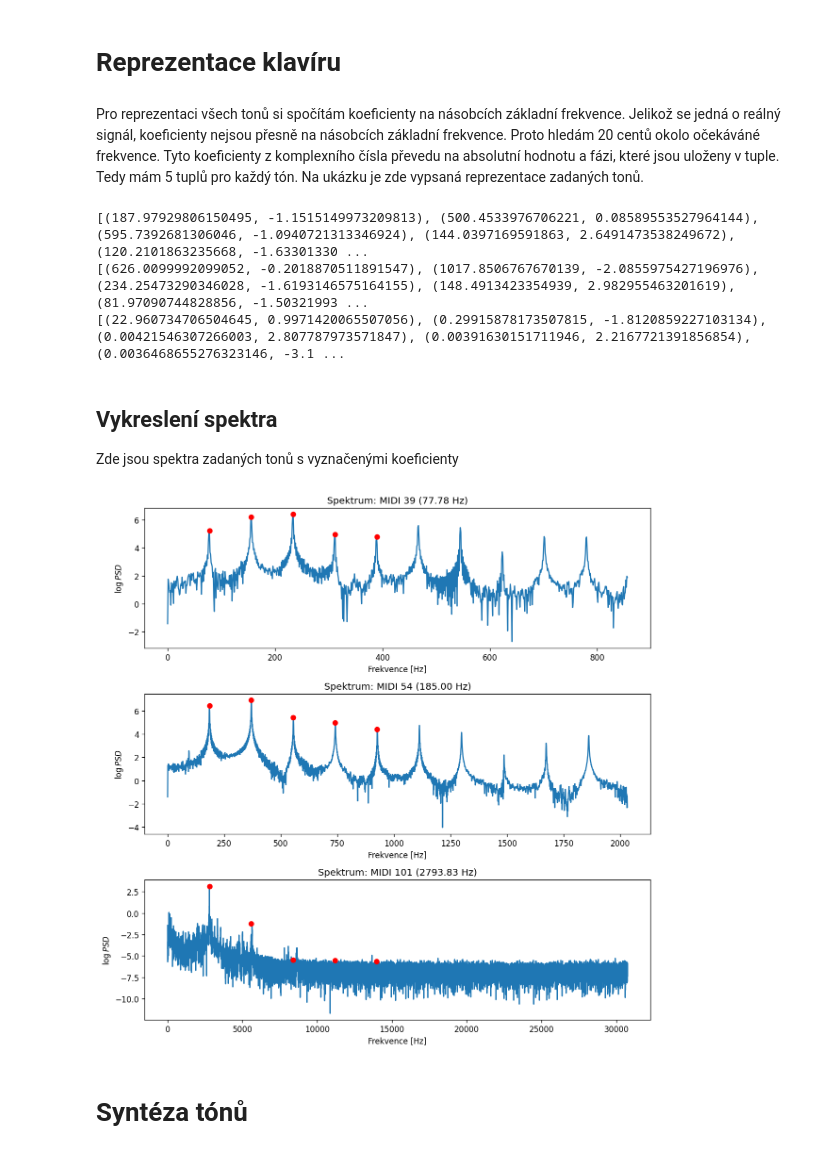
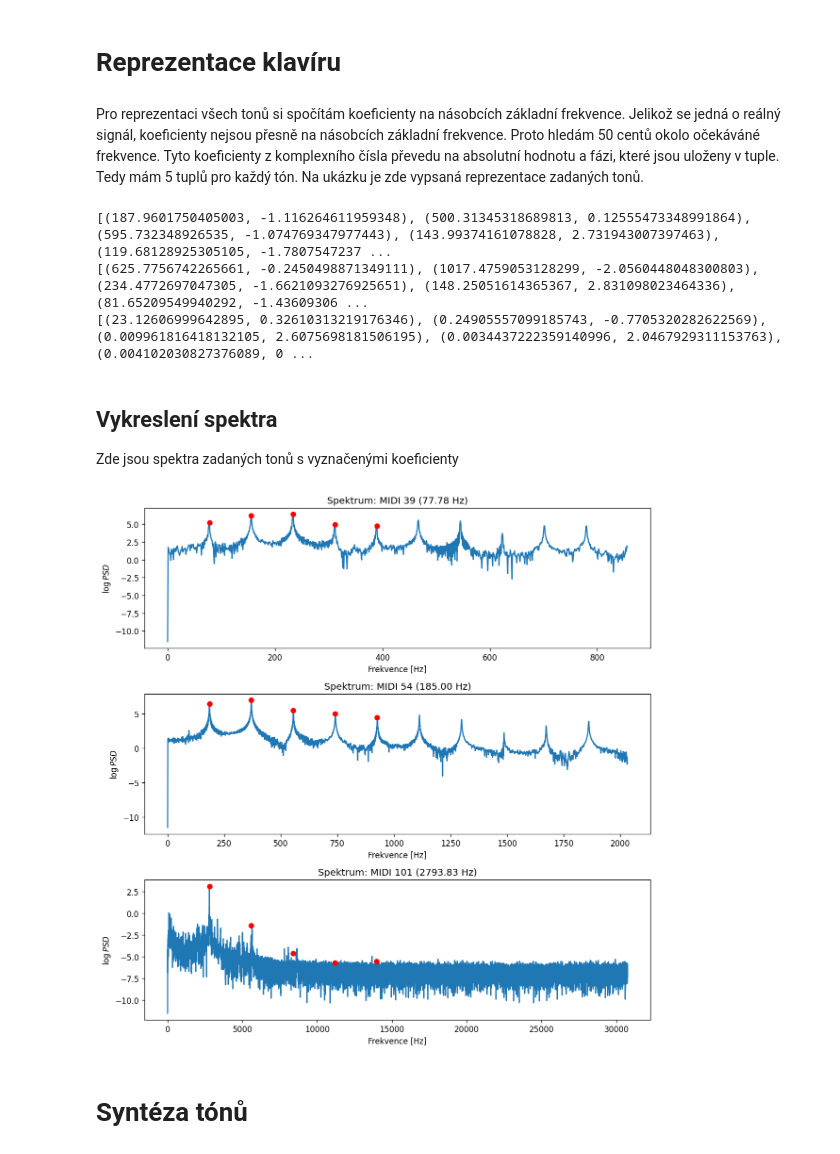
Before and after one commit to JosefKuchar/iss-project, a Jupyter notebook: src/reseni.ipynb, the cells around one changed output. Drawn from its saved outputs; the diff is of its cells as text; code cells hidden in the pictures.

```diff
--- a/src/reseni.ipynb
+++ b/src/reseni.ipynb
@@ -82,7 +82,7 @@ Pomocí numpy spočítám DFT pro zadané signály. K signálu jsem podle zadán
 # %%
 plt.figure(figsize=(10, 10), dpi=120)
 for i, (tone, freq) in enumerate(xkucha28t):
-    fft = np.log(np.abs(np.fft.fft(xall[tone] + 1e-5)))
+    fft = np.log(np.abs(np.fft.fft(xall[tone]) + 1e-5))
     plt.subplot(3, 1, i+1)
     plt.plot(np.arange(0, Fs / 2, 2), fft[:len(fft)//2])
     plt.title(f"Spektrum: MIDI {tone} ({freq:.2f} Hz)")
@@ -202,15 +202,15 @@ Name: Error %, dtype: float64
 # %% [markdown]
 # Reprezentace klavíru
 # %% [markdown]
-Pro reprezentaci všech tonů si spočítám koeficienty na násobcích základní frekvence. Jelikož se jedná o reálný signál, koeficienty nejsou přesně na násobcích základní frekvence. Proto hledám 20 centů okolo očekáváné frekvence. Tyto koeficienty z komplexního čísla převedu na absolutní hodnotu a fázi, které jsou uloženy v tuple. Tedy mám 5 tuplů pro každý tón. Na ukázku je zde vypsaná reprezentace zadaných tonů.
+Pro reprezentaci všech tonů si spočítám koeficienty na násobcích základní frekvence. Jelikož se jedná o reálný signál, koeficienty nejsou přesně na násobcích základní frekvence. Proto hledám 50 centů okolo očekáváné frekvence. Tyto koeficienty z komplexního čísla převedu na absolutní hodnotu a fázi, které jsou uloženy v tuple. Tedy mám 5 tuplů pro každý tón. Na ukázku je zde vypsaná reprezentace zadaných tonů.
 # %%
 data = []
-ten_cent = 2**(20/1200)
+fifty_cent = 2**(50/1200)
 n = np.arange(0, Fs/2)
 for tone, freq in midi.iterrows():
     current = []
     for k in range(1, 6):
-        space = np.linspace(estimates[tone] / ten_cent, estimates[tone] * ten_cent, 100)
+        space = np.linspace(estimates[tone] / fifty_cent, estimates[tone] * fifty_cent, 100)
         max = 0
         for f in space:
             omega = 2 * np.pi * k * f / Fs
@@ -223,28 +223,28 @@ midi['representation'] = data
 for tone in xkucha28:
     print(midi['representation'][tone])
 # %% [output]
-[(187.97929806150495, -1.1515149973209813), (500.4533976706221, 0.08589553527964144), (595.7392681306046, -1.0940721313346924), (144.0397169591863, 2.6491473538249672), (120.2101863235668, -1.63301330 ...
-[(626.0099992099052, -0.2018870511891547), (1017.8506767670139, -2.0855975427196976), (234.25473290346028, -1.6193146575164155), (148.4913423354939, 2.982955463201619), (81.97090744828856, -1.50321993 ...
-[(22.960734706504645, 0.9971420065507056), (0.29915878173507815, -1.8120859227103134), (0.00421546307266003, 2.807787973571847), (0.00391630151711946, 2.2167721391856854), (0.0036468655276323146, -3.1 ...
+[(187.9601750405003, -1.116264611959348), (500.31345318689813, 0.12555473348991864), (595.732348926535, -1.074769347977443), (143.99374161078828, 2.731943007397463), (119.68128925305105, -1.7807547237 ...
+[(625.7756742265661, -0.2450498871349111), (1017.4759053128299, -2.0560448048300803), (234.4772697047305, -1.6621093276925651), (148.25051614365367, 2.831098023464336), (81.65209549940292, -1.43609306 ...
+[(23.12606999642895, 0.32610313219176346), (0.24905557099185743, -0.7705320282622569), (0.009961816418132105, 2.6075698181506195), (0.0034437222359140996, 2.0467929311153763), (0.004102030827376089, 0 ...
 # %% [markdown]
 ## Vykreslení spektra
 Zde jsou spektra zadaných tonů s vyznačenými koeficienty
 # %%
 plt.figure(figsize=(10, 10), dpi=120)
 for i, (tone, freq) in enumerate(xkucha28t):
     eleven_f0 = int(estimates[tone] * 11)
-    dft = np.fft.fft(xall[tone] + 1e-5, Fs)
+    dft = np.fft.fft(xall[tone], Fs)
     dft = dft[:eleven_f0]
     plt.subplot(3, 1, i+1)
-    plt.plot(np.log(np.abs(dft)))
+    plt.plot(np.log(np.abs(dft) + 1e-5))
     plt.title(f"Spektrum: MIDI {tone} ({freq:.2f} Hz)")
     plt.xlabel("Frekvence [Hz]")
     plt.ylabel("$\log PSD$")
     for k in range(0, 5):
         plt.plot((k+1) * estimates[tone], np.log(midi['representation'][tone][k][0]), 'ro')
 plt.tight_layout()
 # %% [output]
-[figure, old version]
+[figure, new version]
 # %% [markdown]
 # Syntéza tónů
 # %% [markdown]
```
Also changed, not shown: parts of 3 cells of this notebook, 6 other files.
